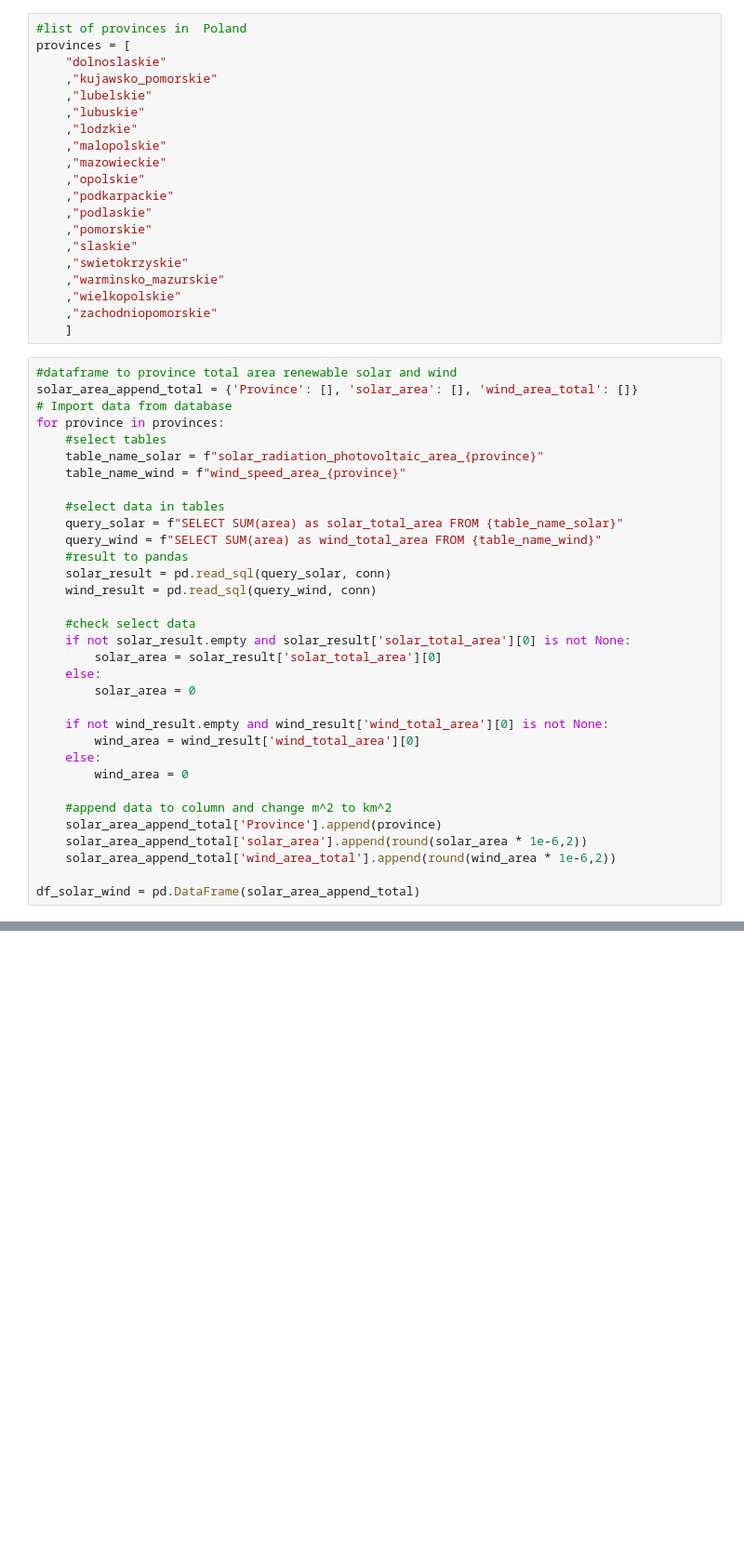
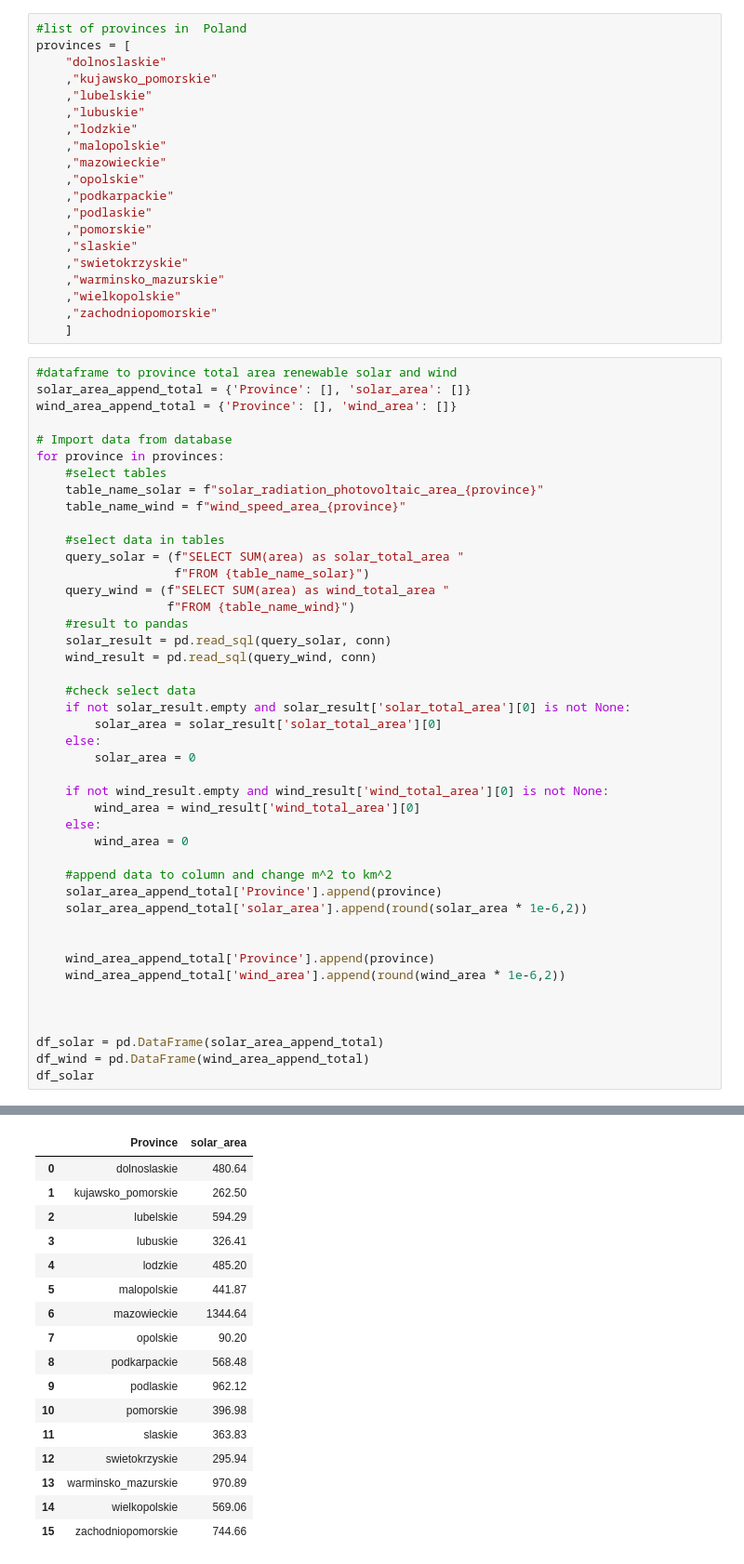
Before and after one commit to geoworldlook/Renewable_energy_optimum_location_function, a Jupyter notebook: Step_5_Analysis_Jupyter.ipynb, the cells around one changed output, grey strips where cells are left out. Shown: that part at 93% size. Cells and saved outputs as stored; diff of their text form; blank space fills up the shorter version.

```diff
--- a/Step_5_Analysis_Jupyter.ipynb
+++ b/Step_5_Analysis_Jupyter.ipynb
@@ -39,7 +39,9 @@ provinces = [
     ]
 # %%
 #dataframe to province total area renewable solar and wind
-solar_area_append_total = {'Province': [], 'solar_area': [], 'wind_area_total': []}
+solar_area_append_total = {'Province': [], 'solar_area': []}
+wind_area_append_total = {'Province': [], 'wind_area': []}
+
 # Import data from database
 for province in provinces:
     #select tables
@@ -47,8 +49,10 @@ for province in provinces:
     table_name_wind = f"wind_speed_area_{province}"
 
     #select data in tables
-    query_solar = f"SELECT SUM(area) as solar_total_area FROM {table_name_solar}"
-    query_wind = f"SELECT SUM(area) as wind_total_area FROM {table_name_wind}"
+    query_solar = (f"SELECT SUM(area) as solar_total_area "
+                   f"FROM {table_name_solar}")
+    query_wind = (f"SELECT SUM(area) as wind_total_area "
+                  f"FROM {table_name_wind}")
     #result to pandas
     solar_result = pd.read_sql(query_solar, conn)
     wind_result = pd.read_sql(query_wind, conn)
@@ -67,7 +71,14 @@ for province in provinces:
     #append data to column and change m^2 to km^2
     solar_area_append_total['Province'].append(province)
     solar_area_append_total['solar_area'].append(round(solar_area * 1e-6,2))
-    solar_area_append_total['wind_area_total'].append(round(wind_area * 1e-6,2))
 
-df_solar_wind = pd.DataFrame(solar_area_append_total)
+
+    wind_area_append_total['Province'].append(province)
+    wind_area_append_total['wind_area'].append(round(wind_area * 1e-6,2))
+
+
+
+df_solar = pd.DataFrame(solar_area_append_total)
+df_wind = pd.DataFrame(wind_area_append_total)
+df_solar
 # %% [output]
@@ -75,3 +85,20 @@ ValueError: All arrays must be of the same length
+|  | Province | solar_area |
+| 0 | dolnoslaskie | 480.64 |
+| 1 | kujawsko_pomorskie | 262.50 |
+| 2 | lubelskie | 594.29 |
+| 3 | lubuskie | 326.41 |
+| 4 | lodzkie | 485.20 |
+| 5 | malopolskie | 441.87 |
+| 6 | mazowieckie | 1344.64 |
+| 7 | opolskie | 90.20 |
+| 8 | podkarpackie | 568.48 |
+| 9 | podlaskie | 962.12 |
+| 10 | pomorskie | 396.98 |
+| 11 | slaskie | 363.83 |
+| 12 | swietokrzyskie | 295.94 |
+| 13 | warminsko_mazurskie | 970.89 |
+| 14 | wielkopolskie | 569.06 |
+| 15 | zachodniopomorskie | 744.66 |
 # %%
 # Generowanie wykresu słupkowego
 plt.figure(figsize=(14, 7))
```
Also changed, not shown: parts of 9 cells of this notebook.
